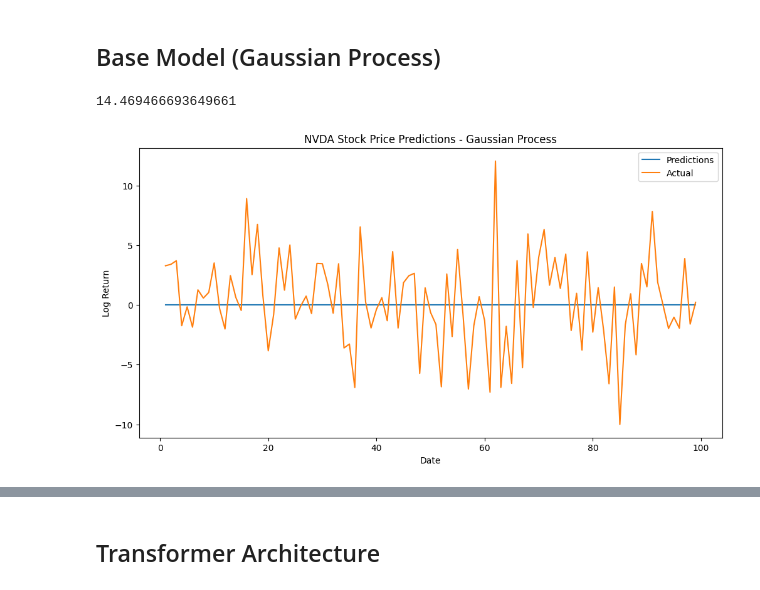
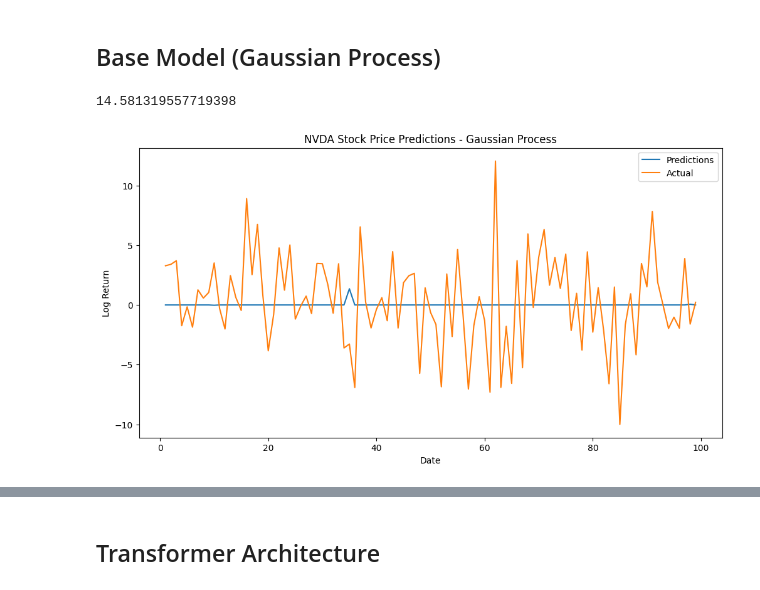
Before and after one commit to yiukitCheung/Stocks_Alert_System, a Jupyter notebook: jupyter notebook/model_performance_study.ipynb, the cells around one changed output, grey strips where cells are left out. Drawn from its saved outputs; the diff is of its cells as text; code cells hidden in the pictures.

```diff
--- a/jupyter notebook/model_performance_study.ipynb
+++ b/jupyter notebook/model_performance_study.ipynb
@@ -30,6 +30,7 @@ df = df.dropna()
 
 # Import test data
 df_test = pd.read_parquet("/Users/yiukitcheung/Documents/Projects/Stocks/train_data_repository/test_data.parquet")
+df_test = df_test.dropna()
 # %%
 df
 # %% [output]
@@ -246,40 +249,48 @@ from sklearn.metrics import mean_squared_error
 # %%
 def gausian_baseline(train_df,test_df):
+    # Scale the desired features
+    desired_features = ['high', 'close_t-1', 'low', 'MACD_HIST', 'open', 'close_t-2',
+                        'BodyDiff', 'volume', 'MACD', '169EMA', '144EMA', 'close',
+                        'MACD_SIGNAL', '169EMA_Lower', '13EMA', '8EMA', '169EMA_Upper',
+                        'close_t-3']
+    scaler = StandardScaler()
+    scaler.fit_transform(train_df[desired_features])
+    scaler.fit_transform(test_df[desired_features])
 
+    # Prepare the data
     X_train = train_df.copy()
     X_train = X_train.dropna()
     y_train = X_train['log_daily_return']
     X_train = X_train.drop(['timestamp',"log_daily_return"], axis=1)
-
 
     X_test = test_df.copy()
     X_test = X_test.dropna()
     y_test = X_test['log_daily_return']
     X_test = X_test.drop(['timestamp',"log_daily_return"], axis=1)
 
     # Train the model
     kernel = RBF()
-    model = GaussianProcessRegressor(kernel=kernel, random_state=42)
+    model = GaussianProcessRegressor(kernel=kernel, random_state=42, n_restarts_optimizer=50)
     model.fit(X_train, y_train)
 
     # Make predictions on the testing set
     pred = model.predict(X_test)
 
     # Calculate evaluation metrics
     mse = mean_squared_error(y_test, pred)
 
     # Plot predictions and actual stock prices
     plt.figure(figsize=(12, 6))
     plt.plot(X_test.index, (pred), label='Predictions')
     plt.plot(X_test.index, (y_test), label='Actual')
     plt.title('NVDA Stock Price Predictions - Gaussian Process')
     plt.xlabel('Date')
     plt.ylabel('Log Return')
     plt.legend()
 
     return mse
 
 gausian_baseline(df, df_test)
 # %% [output]
-14.469466693649661
+14.581319557719398
-[figure, old version]
+[figure, new version]
```
Also changed, not shown: parts of 4 cells of this notebook, 4 other files.
